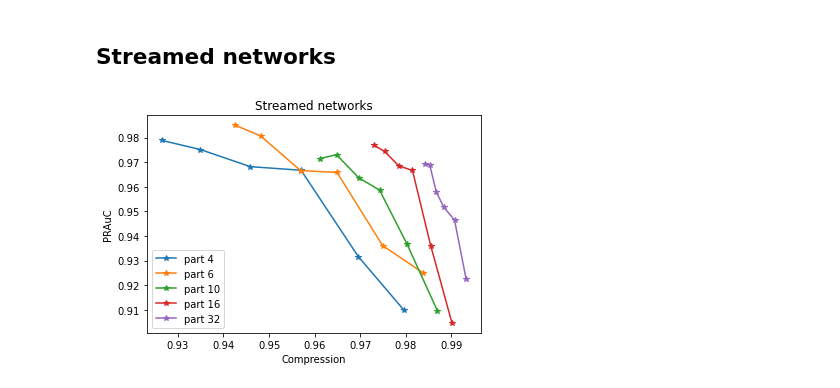
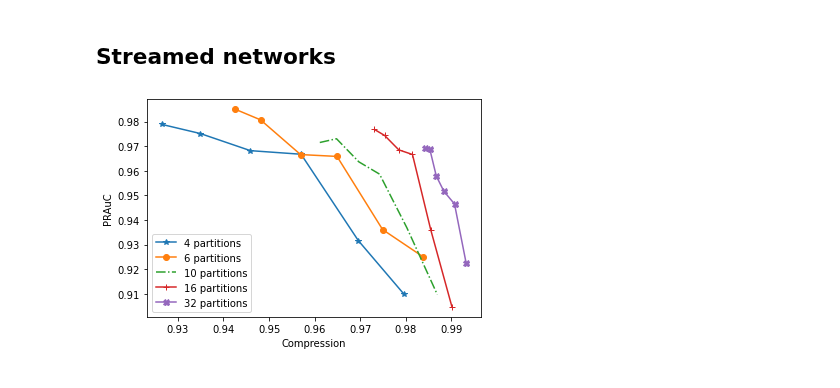
Before and after one commit to jrybicki-jsc/smms, a Jupyter notebook: graphla/cleans.ipynb, the cells around one changed output. Drawn from its saved outputs; the diff is of its cells as text; code cells hidden in the pictures.

```diff
--- a/graphla/cleans.ipynb
+++ b/graphla/cleans.ipynb
@@ -449,16 +450,17 @@ stream10_aucs = get_aucs(nets=stream10nets, perfs=perf_stream10, f_size=small_si
 stream16_aucs = get_aucs(nets=stream16nets, perfs=perf_stream16, f_size=small_size)
 stream32_aucs = get_aucs(nets=stream32nets, perfs=perf_stream32, f_size=small_size)
 # %%
-plt.title('Streamed networks')
+#plt.title('Streamed networks')
 
-plt.plot(stream4_aucs.keys(), stream4_aucs.values(),'-*',label='part 4')
-plt.plot(stream6_aucs.keys(), stream6_aucs.values(),'-*',label='part 6')
-plt.plot(stream10_aucs.keys(), stream10_aucs.values(),'-*',label='part 10')
-plt.plot(stream16_aucs.keys(), stream16_aucs.values(),'-*',label='part 16')
-plt.plot(stream32_aucs.keys(), stream32_aucs.values(),'-*',label='part 32')
+plt.plot(stream4_aucs.keys(), stream4_aucs.values(),'-*',label='4 partitions')
+plt.plot(stream6_aucs.keys(), stream6_aucs.values(),'-o',label='6 partitions')
+plt.plot(stream10_aucs.keys(), stream10_aucs.values(),'-.',label='10 partitions')
+plt.plot(stream16_aucs.keys(), stream16_aucs.values(),'-+',label='16 partitions')
+plt.plot(stream32_aucs.keys(), stream32_aucs.values(),'-X',label='32 partitions')
 
 plt.xlabel('Compression')
 plt.legend()
 plt.ylabel('PRAuC');
+plt.savefig('../fig/part-streamed.svg', format='svg', bbox_inches = 'tight', dpi=1000);
 # %% [output]
-[figure, old version]
+[figure, new version]
```
Also changed, not shown: parts of 7 cells of this notebook, 1 other file.
